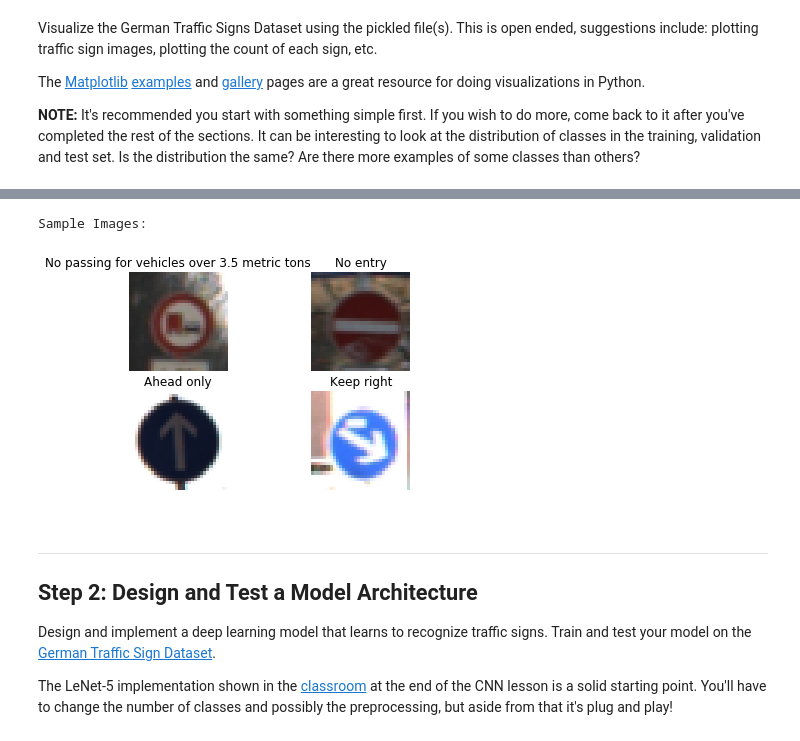
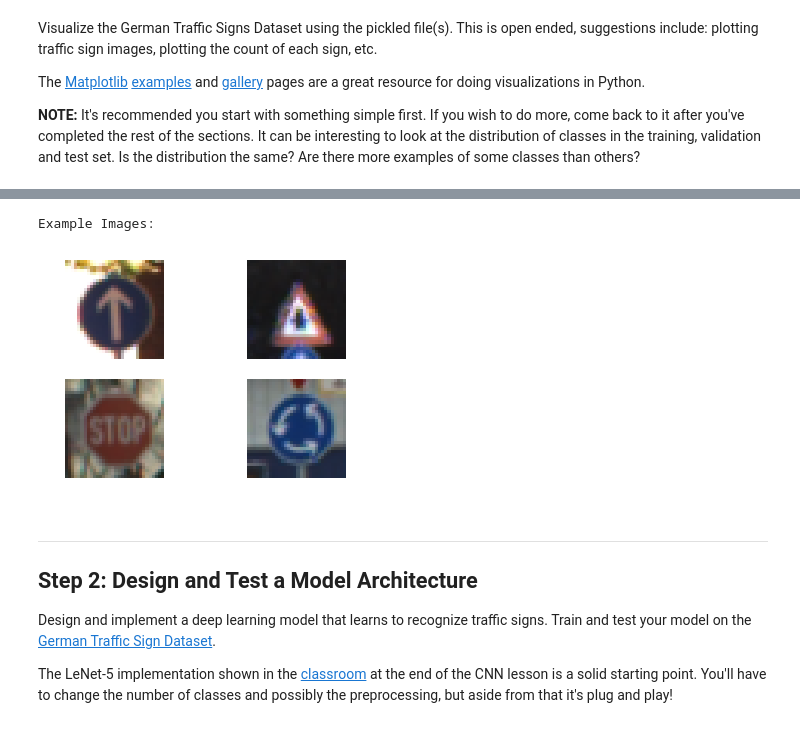
Before and after one commit to bkaewell/self-driving-car, a Jupyter notebook: P2-traffic-sign-classifier/Traffic_Sign_Classifier.ipynb, the cells around one changed output, grey strips where cells are left out. Drawn from its saved outputs; the diff is of its cells as text; code cells hidden in the pictures.

```diff
--- a/P2-traffic-sign-classifier/Traffic_Sign_Classifier.ipynb
+++ b/P2-traffic-sign-classifier/Traffic_Sign_Classifier.ipynb
@@ -139,16 +124,15 @@ plt.plot()
 # %%
-
-print("Sample Images:")
+print("Example Images:")
 for i in range(4):
     index = random.randint(0, n_train)
     image = X_train[index]
     plt.subplot(2,2,i+1)
-    plt.title(df['SignName'][y_train[index]])
     plt.axis('off')
     tmp = plt.imshow(image)
+#plt.savefig('output/traffic_sign_examples.jpg', dpi=100)
 # %% [output]
-Sample Images:
+Example Images:
-[figure, old version]
+[figure, new version]
 # %% [markdown]
 ----
 
```
Also changed, not shown: parts of 7 cells of this notebook, 3 other files.
